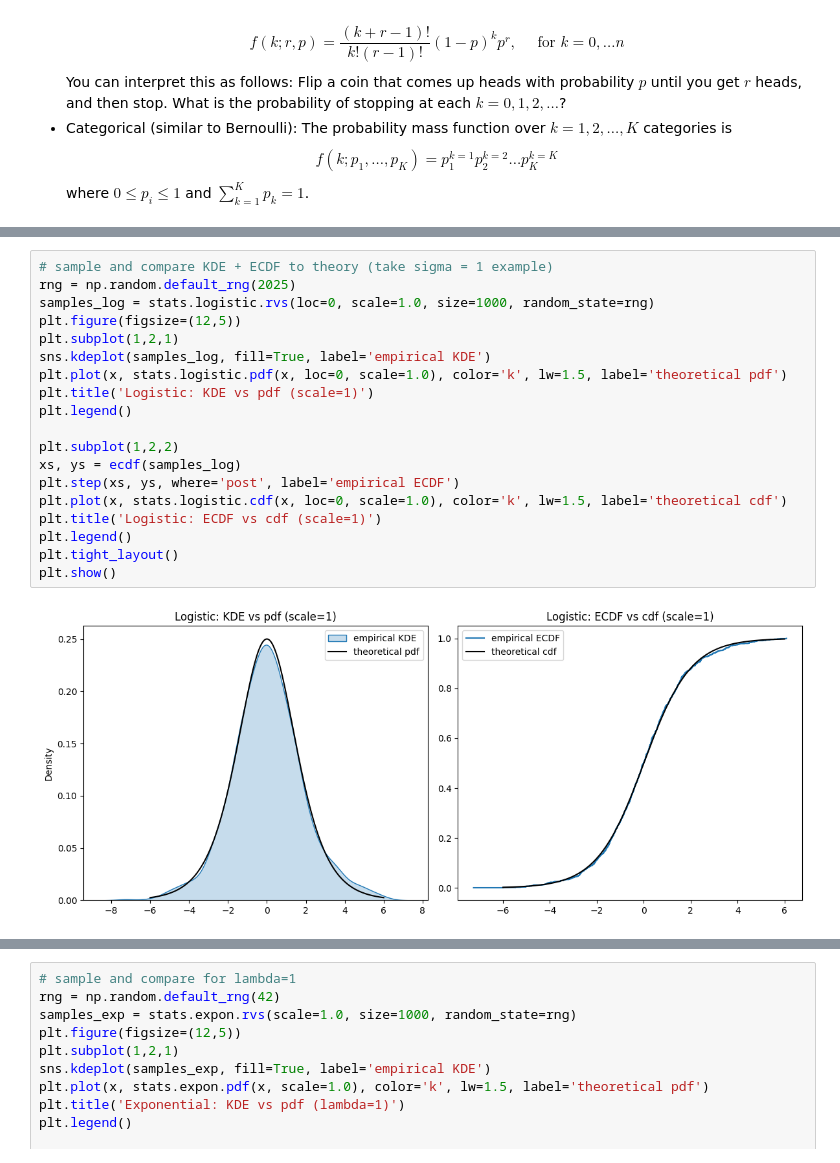
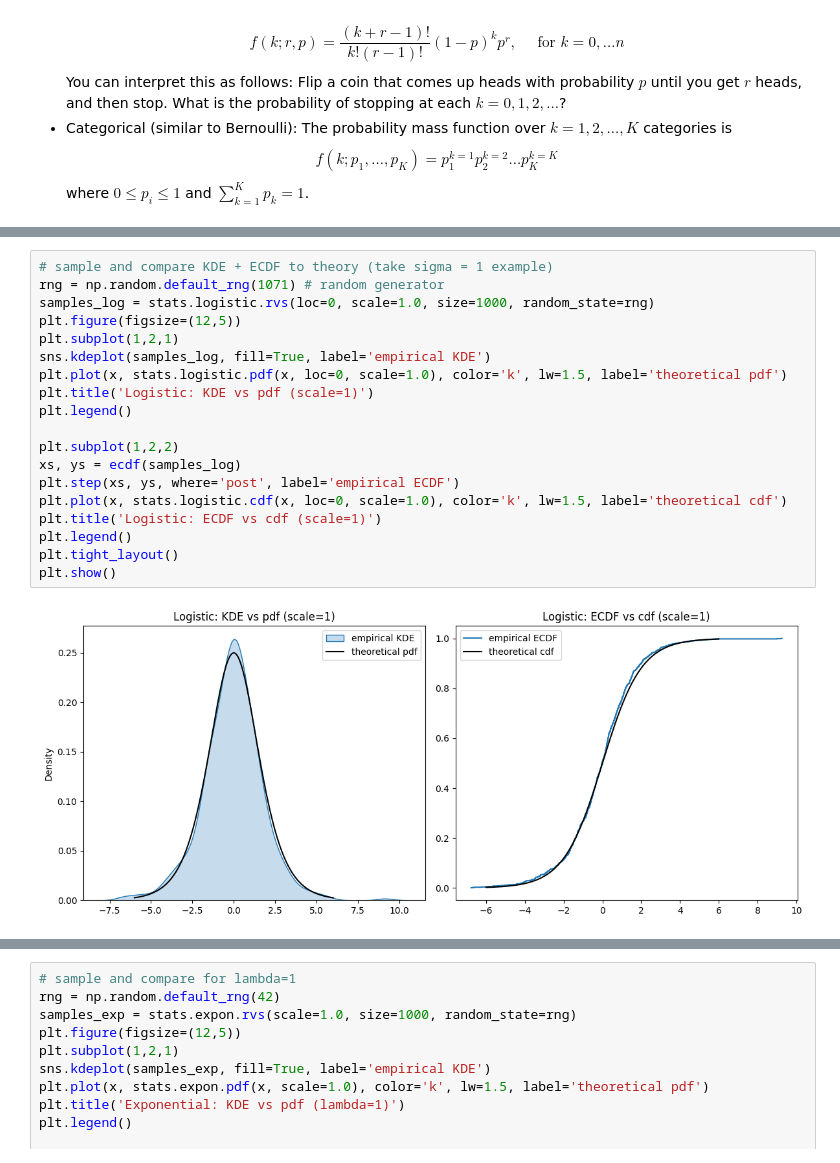
Before and after one commit to Poptartmeow/practice1, a Jupyter notebook: assignment_6_Tianyin_Mao.ipynb, the cells around one changed output, grey strips where cells are left out. Cells and saved outputs as stored; diff of their text form.

```diff
--- a/assignment_6_Tianyin_Mao.ipynb
+++ b/assignment_6_Tianyin_Mao.ipynb
@@ -406,21 +411,21 @@ plt.show()
 # %%
 # sample and compare KDE + ECDF to theory (take sigma = 1 example)
-rng = np.random.default_rng(2025)
+rng = np.random.default_rng(1071) # random generator
 samples_log = stats.logistic.rvs(loc=0, scale=1.0, size=1000, random_state=rng)
 plt.figure(figsize=(12,5))
 plt.subplot(1,2,1)
 sns.kdeplot(samples_log, fill=True, label='empirical KDE')
 plt.plot(x, stats.logistic.pdf(x, loc=0, scale=1.0), color='k', lw=1.5, label='theoretical pdf')
 plt.title('Logistic: KDE vs pdf (scale=1)')
 plt.legend()
 
 plt.subplot(1,2,2)
 xs, ys = ecdf(samples_log)
 plt.step(xs, ys, where='post', label='empirical ECDF')
 plt.plot(x, stats.logistic.cdf(x, loc=0, scale=1.0), color='k', lw=1.5, label='theoretical cdf')
 plt.title('Logistic: ECDF vs cdf (scale=1)')
 plt.legend()
 plt.tight_layout()
 plt.show()
 # %% [output]
-[figure, old version]
+[figure, new version]
```
Also changed, not shown: parts of 12 cells of this notebook.
